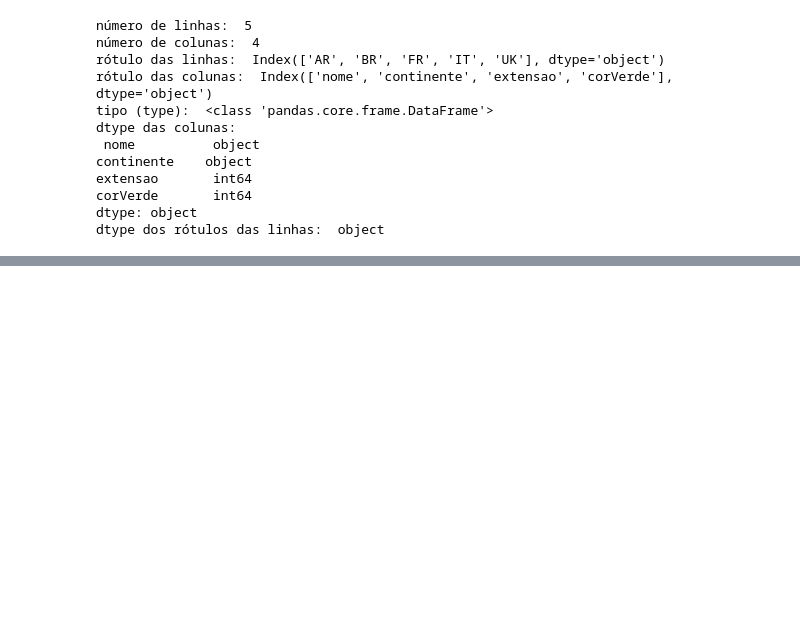
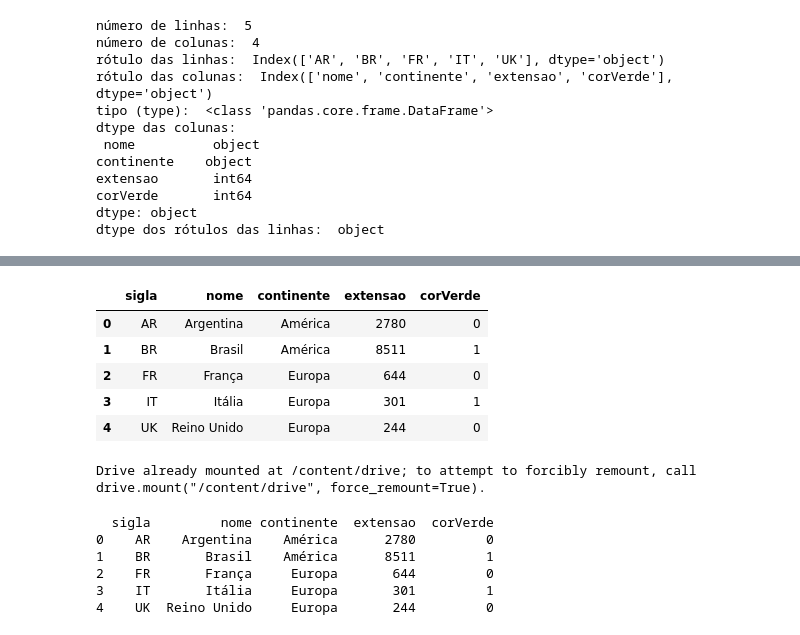
Before and after one commit to EmanuelCAC/data_science_ads, a Jupyter notebook: dataframe.ipynb, the cells around one changed output, grey strips where cells are left out. Drawn from its saved outputs; the diff is of its cells as text; code cells hidden in the pictures; blank space fills up the shorter version.

```diff
--- a/dataframe.ipynb
+++ b/dataframe.ipynb
@@ -78,0 +183,5 @@ dtype dos rótulos das linhas:  object
+# %%
+from google.colab import files
+
+# Abre o seletor de arquivos para upload
+upload = files.upload()
@@ -78,0 +191,28 @@ dtype dos rótulos das linhas:  object
+# %%
+file_name = list(upload.keys())[0]
+
+df = pd.read_csv(file_name)
+
+df
+# %% [output]
+|  | sigla | nome | continente | extensao | corVerde |
+| 0 | AR | Argentina | América | 2780 | 0 |
+| 1 | BR | Brasil | América | 8511 | 1 |
+| 2 | FR | França | Europa | 644 | 0 |
+| 3 | IT | Itália | Europa | 301 | 1 |
+| 4 | UK | Reino Unido | Europa | 244 | 0 |
+# %%
+from google.colab import drive
+drive.mount('/content/drive')
+# %% [output]
+Drive already mounted at /content/drive; to attempt to forcibly remount, call drive.mount("/content/drive", force_remount=True).
+# %%
+df1 = pd.read_csv('/content/drive/MyDrive/Faculdade/6Semestre/CienciadeDados/MaterialApoio/paises.csv')
+print(df)
+# %% [output]
+  sigla         nome continente  extensao  corVerde
+0    AR    Argentina    América      2780         0
+1    BR       Brasil    América      8511         1
+2    FR       França     Europa       644         0
+3    IT       Itália     Europa       301         1
+4    UK  Reino Unido     Europa       244         0
```
Also changed, not shown: parts of 10 cells of this notebook.
